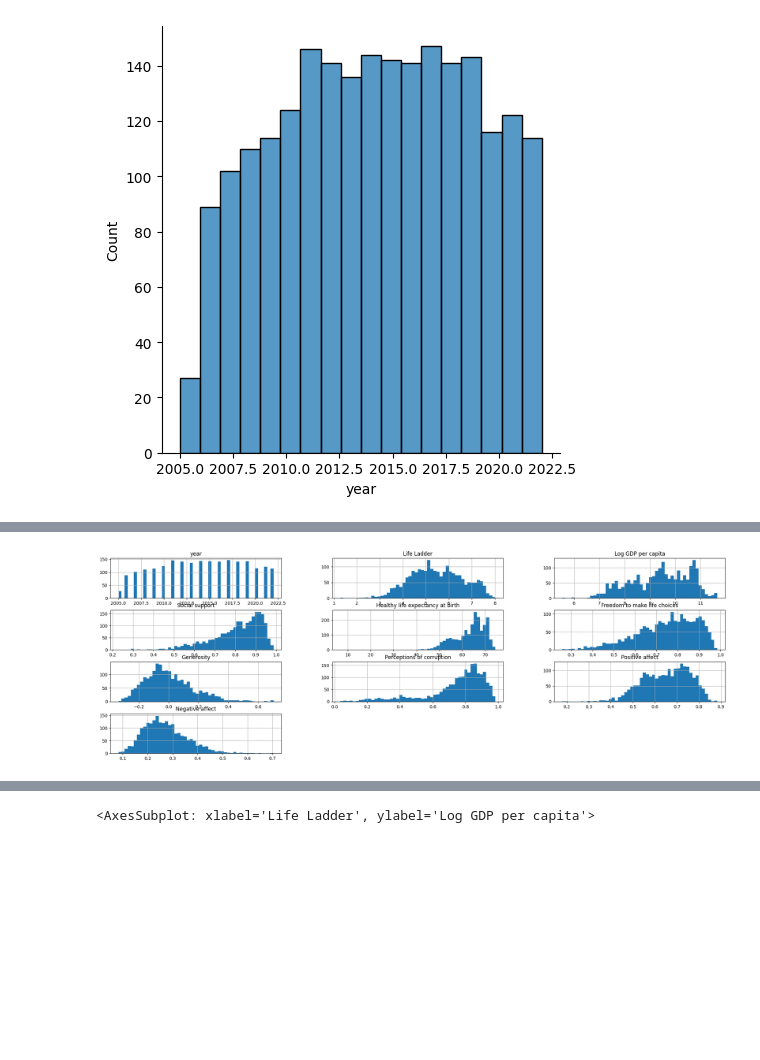
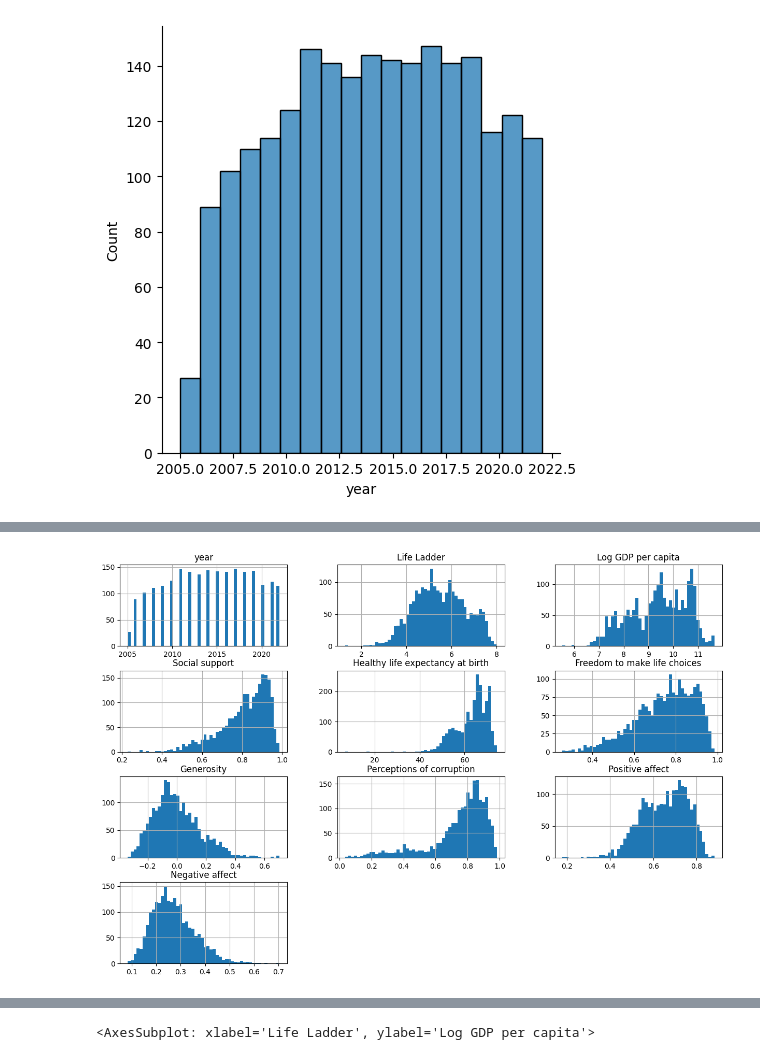
Before and after one commit to USFCA-CS663-Spring2024/happiness-lawrenceslng, a Jupyter notebook: Happiness - Assignment 1 - CS 663 (Machine Learning).ipynb, the cells around one changed output, grey strips where cells are left out. Cells and saved outputs as stored; diff of their text form; code cells hidden in the pictures; blank space fills up the shorter version.

```diff
--- a/Happiness - Assignment 1 - CS 663 (Machine Learning).ipynb
+++ b/Happiness - Assignment 1 - CS 663 (Machine Learning).ipynb
@@ -135,5 +158,5 @@ sns.displot(happiness_df['year'], bins=18)
 # %%
-happiness_df.hist(bins=50, figsize=(25,8))
+happiness_df.hist(bins=50, figsize=(15,10))
 plt.show()
 # %% [output]
-[figure, old version]
+[figure, new version]
```
Also changed, not shown: parts of 31 cells of this notebook.
